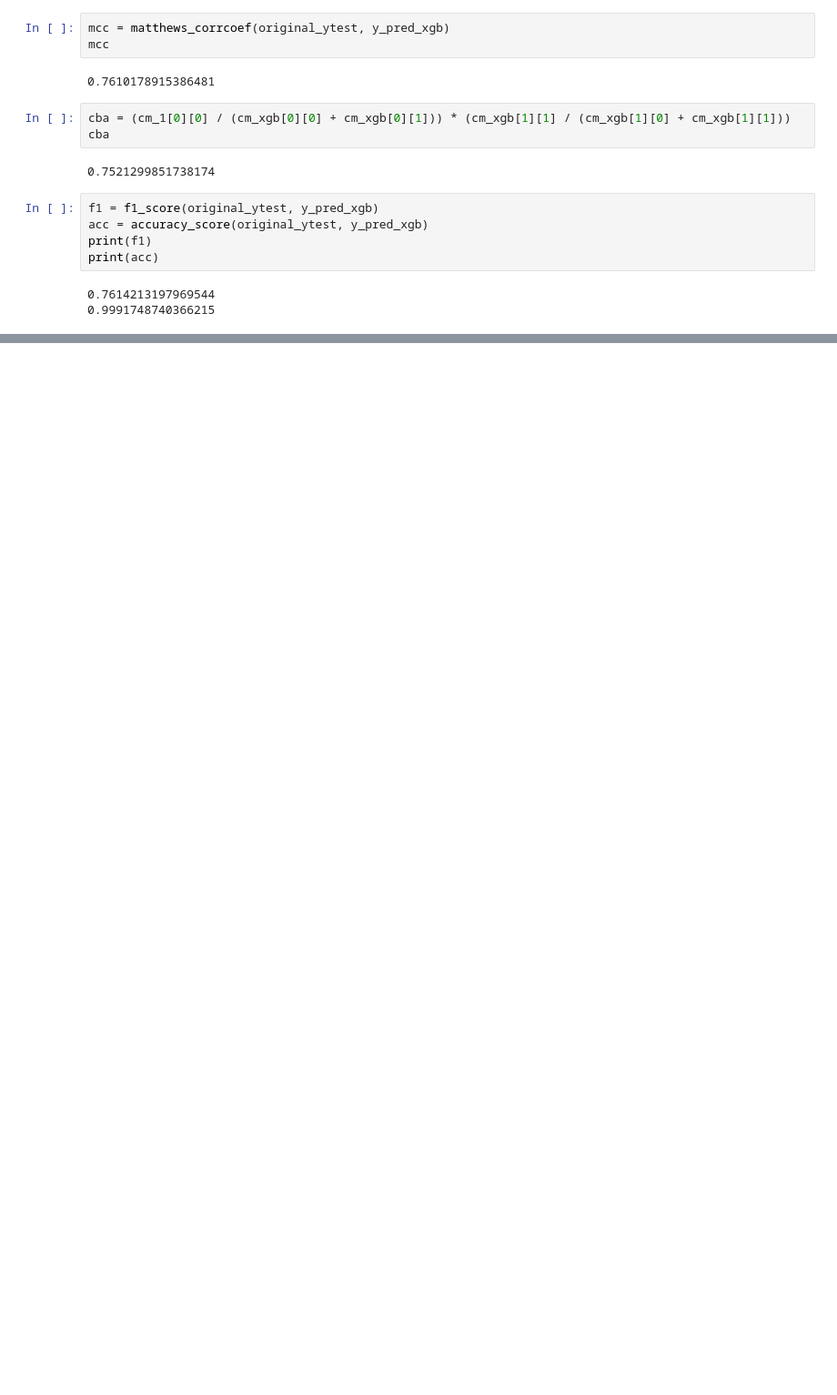
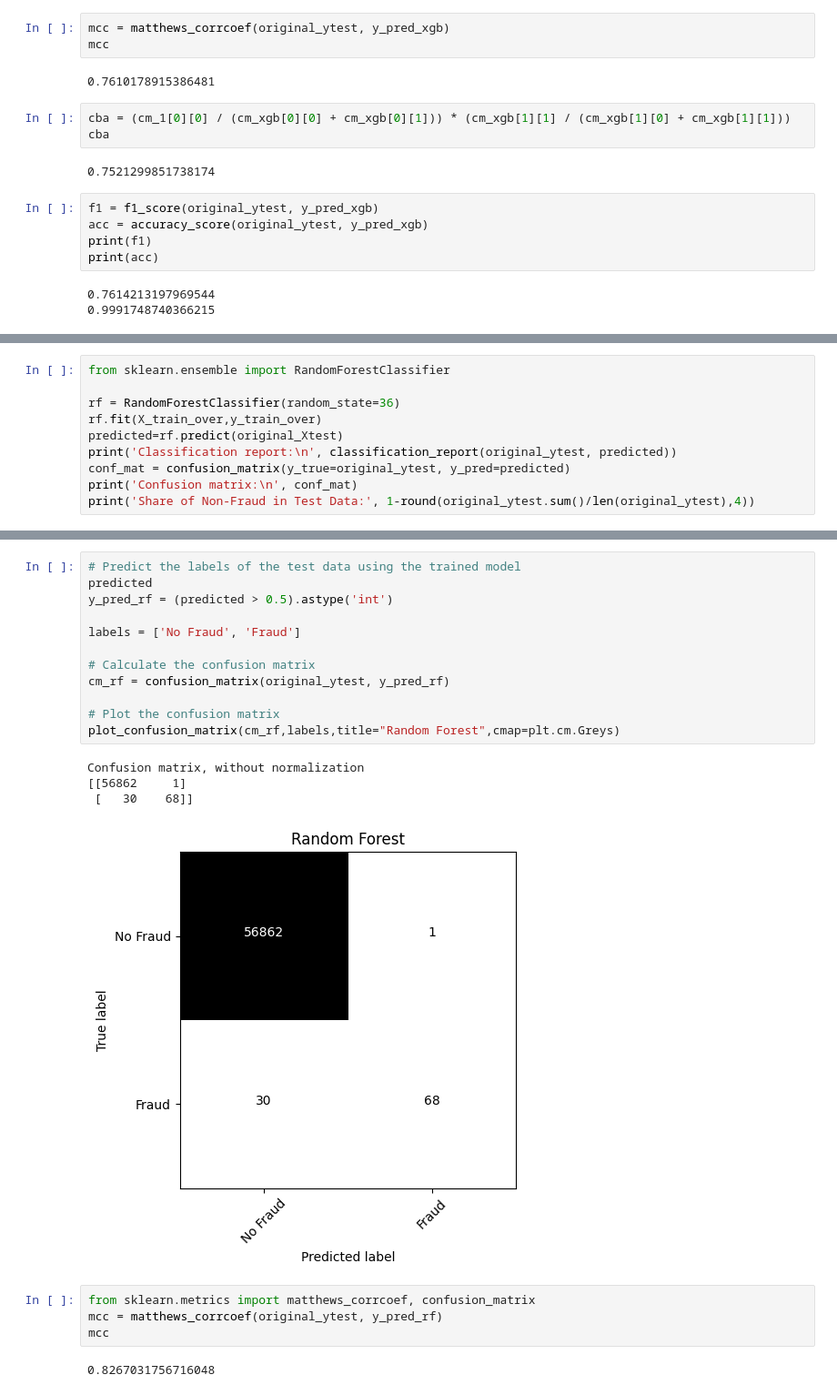
Before and after one commit to melihkurtaran/Fraud_Detection, a Jupyter notebook: FraudDetection.ipynb, the cells around one changed output, grey strips where cells are left out. Shown at 91% size. Drawn from its saved outputs; the diff is of its cells as text; blank space fills up the shorter version.

Commit message:
Random Forest Added

```diff
--- a/FraudDetection.ipynb
+++ b/FraudDetection.ipynb
@@ -591,0 +594,10 @@ print(acc)
+# %%
+from sklearn.ensemble import RandomForestClassifier
+
+rf = RandomForestClassifier(random_state=36)
+rf.fit(X_train_over,y_train_over)
+predicted=rf.predict(original_Xtest)
+print('Classification report:\n', classification_report(original_ytest, predicted))
+conf_mat = confusion_matrix(y_true=original_ytest, y_pred=predicted)
+print('Confusion matrix:\n', conf_mat)
+print('Share of Non-Fraud in Test Data:', 1-round(original_ytest.sum()/len(original_ytest),4))
@@ -591,0 +619,23 @@ print(acc)
+# %%
+# Predict the labels of the test data using the trained model
+predicted
+y_pred_rf = (predicted > 0.5).astype('int')
+
+labels = ['No Fraud', 'Fraud']
+
+# Calculate the confusion matrix
+cm_rf = confusion_matrix(original_ytest, y_pred_rf)
+
+# Plot the confusion matrix
+plot_confusion_matrix(cm_rf,labels,title="Random Forest",cmap=plt.cm.Greys)
+# %% [output]
+Confusion matrix, without normalization
+[[56862     1]
+ [   30    68]]
+[figure, added]
+# %%
+from sklearn.metrics import matthews_corrcoef, confusion_matrix
+mcc = matthews_corrcoef(original_ytest, y_pred_rf)
+mcc
+# %% [output]
+0.8267031756716048
```
Also changed, not shown: parts of 5 cells of this notebook.
